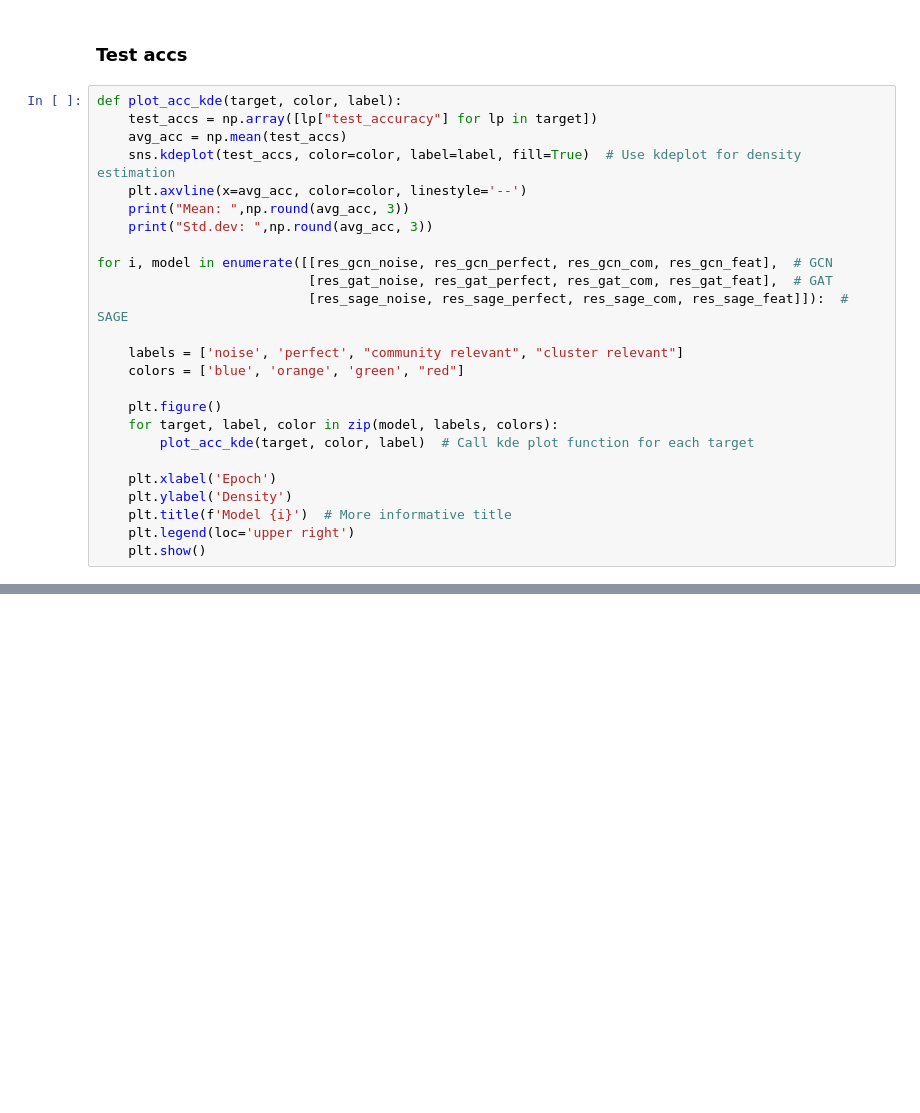
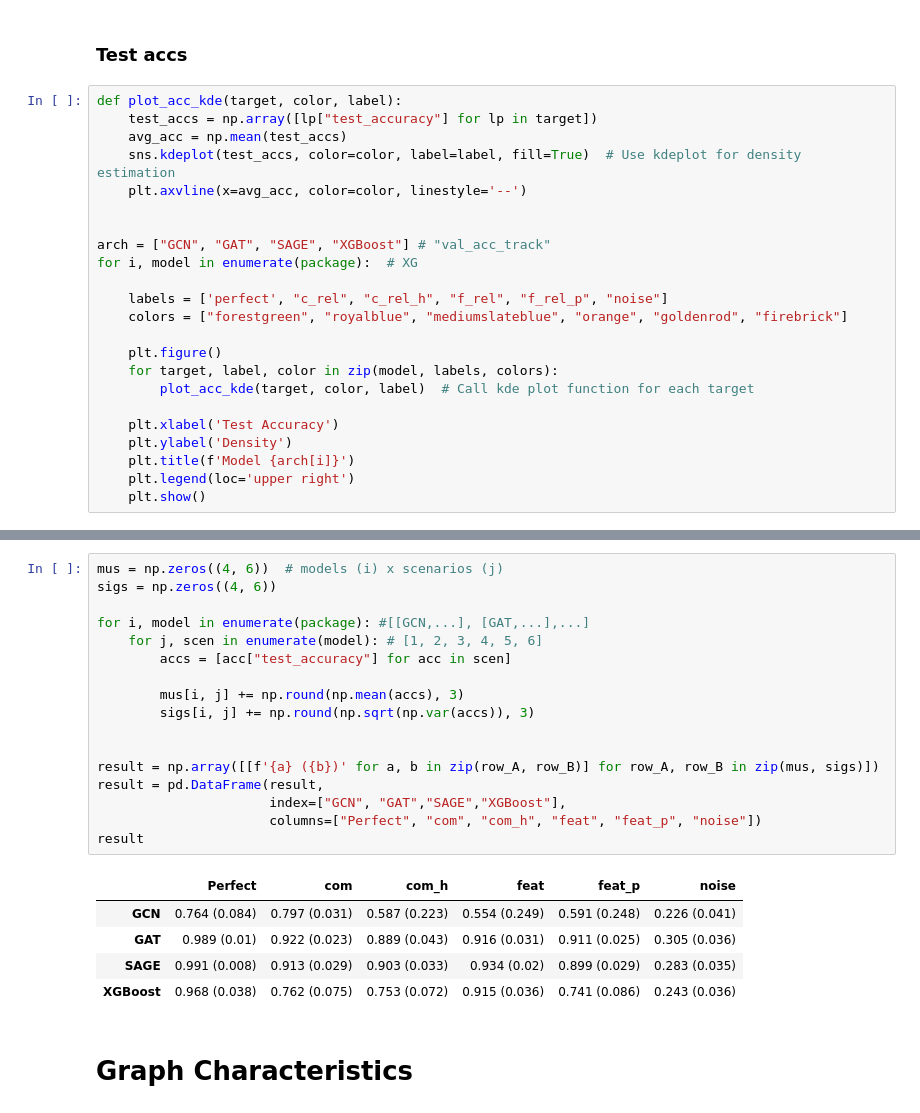
Before and after one commit to FisnikZogaj/MA, a Jupyter notebook: eval.ipynb, the cells around one changed output, grey strips where cells are left out. Saved outputs shown, nothing was run; the diff lists cells and outputs as text; blank space fills up the shorter version.

```diff
--- a/eval.ipynb
+++ b/eval.ipynb
@@ -113,22 +167,20 @@ def plot_acc_kde(target, color, label):
     avg_acc = np.mean(test_accs)
     sns.kdeplot(test_accs, color=color, label=label, fill=True)  # Use kdeplot for density estimation
     plt.axvline(x=avg_acc, color=color, linestyle='--')
-    print("Mean: ",np.round(avg_acc, 3))
-    print("Std.dev: ",np.round(avg_acc, 3))
 
-for i, model in enumerate([[res_gcn_noise, res_gcn_perfect, res_gcn_com, res_gcn_feat],  # GCN
-                           [res_gat_noise, res_gat_perfect, res_gat_com, res_gat_feat],  # GAT
-                           [res_sage_noise, res_sage_perfect, res_sage_com, res_sage_feat]]):  # SAGE
 
-    labels = ['noise', 'perfect', "community relevant", "cluster relevant"]
-    colors = ['blue', 'orange', 'green', "red"]
+arch = ["GCN", "GAT", "SAGE", "XGBoost"] # "val_acc_track"
+for i, model in enumerate(package):  # XG
+
+    labels = ['perfect', "c_rel", "c_rel_h", "f_rel", "f_rel_p", "noise"]
+    colors = ["forestgreen", "royalblue", "mediumslateblue", "orange", "goldenrod", "firebrick"]
 
     plt.figure()
     for target, label, color in zip(model, labels, colors):
         plot_acc_kde(target, color, label)  # Call kde plot function for each target
 
-    plt.xlabel('Epoch')
+    plt.xlabel('Test Accuracy')
     plt.ylabel('Density')
-    plt.title(f'Model {i}')  # More informative title
+    plt.title(f'Model {arch[i]}')
     plt.legend(loc='upper right')
     plt.show()
@@ -141,0 +187,25 @@ for i, model in enumerate([[res_gcn_noise, res_gcn_perfect, res_gcn_com, res_gcn
+# %%
+mus = np.zeros((4, 6))  # models (i) x scenarios (j)
+sigs = np.zeros((4, 6))
+
+for i, model in enumerate(package): #[[GCN,...], [GAT,...],...]
+    for j, scen in enumerate(model): # [1, 2, 3, 4, 5, 6]
+        accs = [acc["test_accuracy"] for acc in scen]
+
+        mus[i, j] += np.round(np.mean(accs), 3)
+        sigs[i, j] += np.round(np.sqrt(np.var(accs)), 3)
+
+
+result = np.array([[f'{a} ({b})' for a, b in zip(row_A, row_B)] for row_A, row_B in zip(mus, sigs)])
+result = pd.DataFrame(result,
+                      index=["GCN", "GAT","SAGE","XGBoost"],
+                      columns=["Perfect", "com", "com_h", "feat", "feat_p", "noise"])
+result
+# %% [output]
+|  | Perfect | com | com_h | feat | feat_p | noise |
+| GCN | 0.764 (0.084) | 0.797 (0.031) | 0.587 (0.223) | 0.554 (0.249) | 0.591 (0.248) | 0.226 (0.041) |
+| GAT | 0.989 (0.01) | 0.922 (0.023) | 0.889 (0.043) | 0.916 (0.031) | 0.911 (0.025) | 0.305 (0.036) |
+| SAGE | 0.991 (0.008) | 0.913 (0.029) | 0.903 (0.033) | 0.934 (0.02) | 0.899 (0.029) | 0.283 (0.035) |
+| XGBoost | 0.968 (0.038) | 0.762 (0.075) | 0.753 (0.072) | 0.915 (0.036) | 0.741 (0.086) | 0.243 (0.036) |
+# %% [markdown]
+# Graph Characteristics
```
Also changed, not shown: parts of 17 cells of this notebook, 6 other files.
